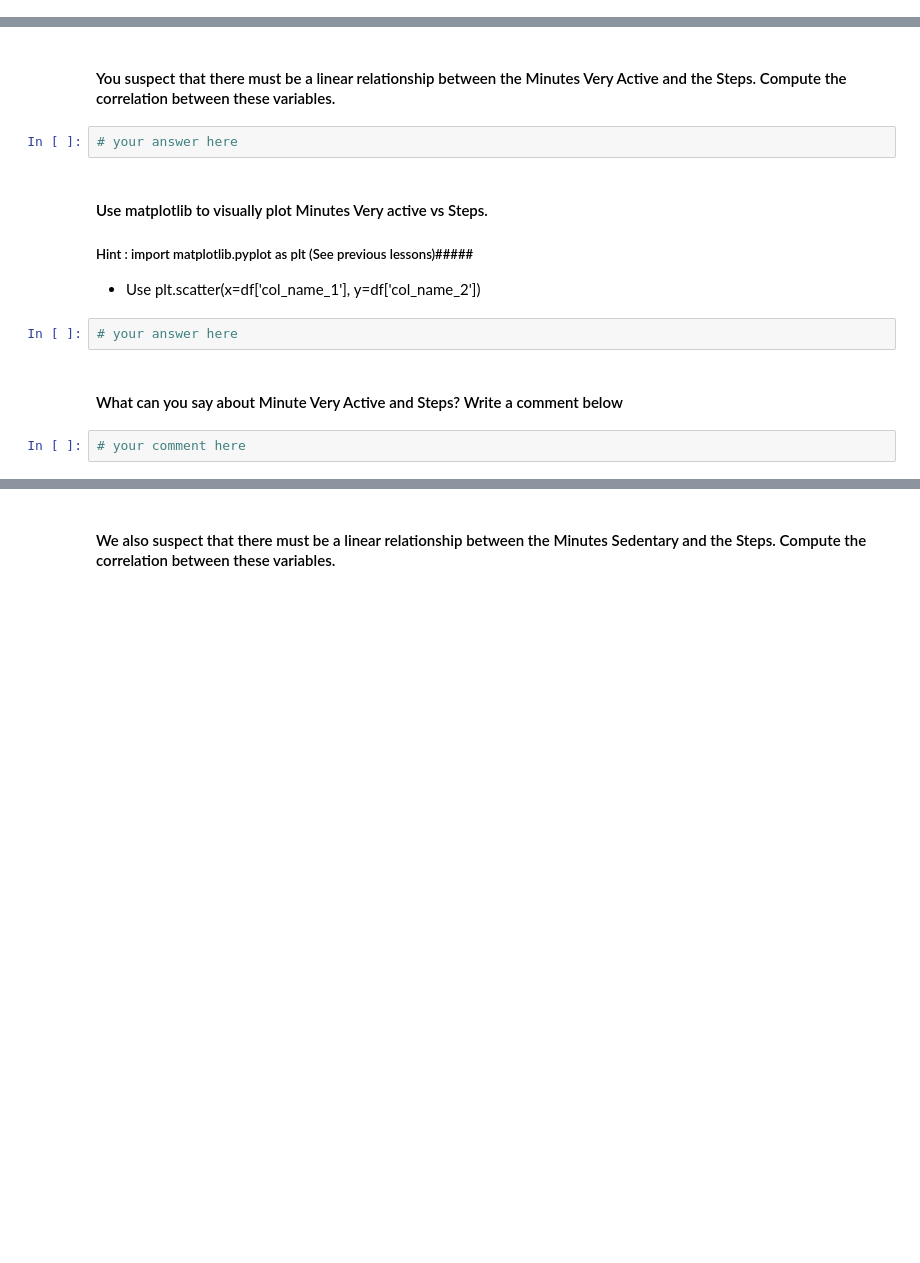
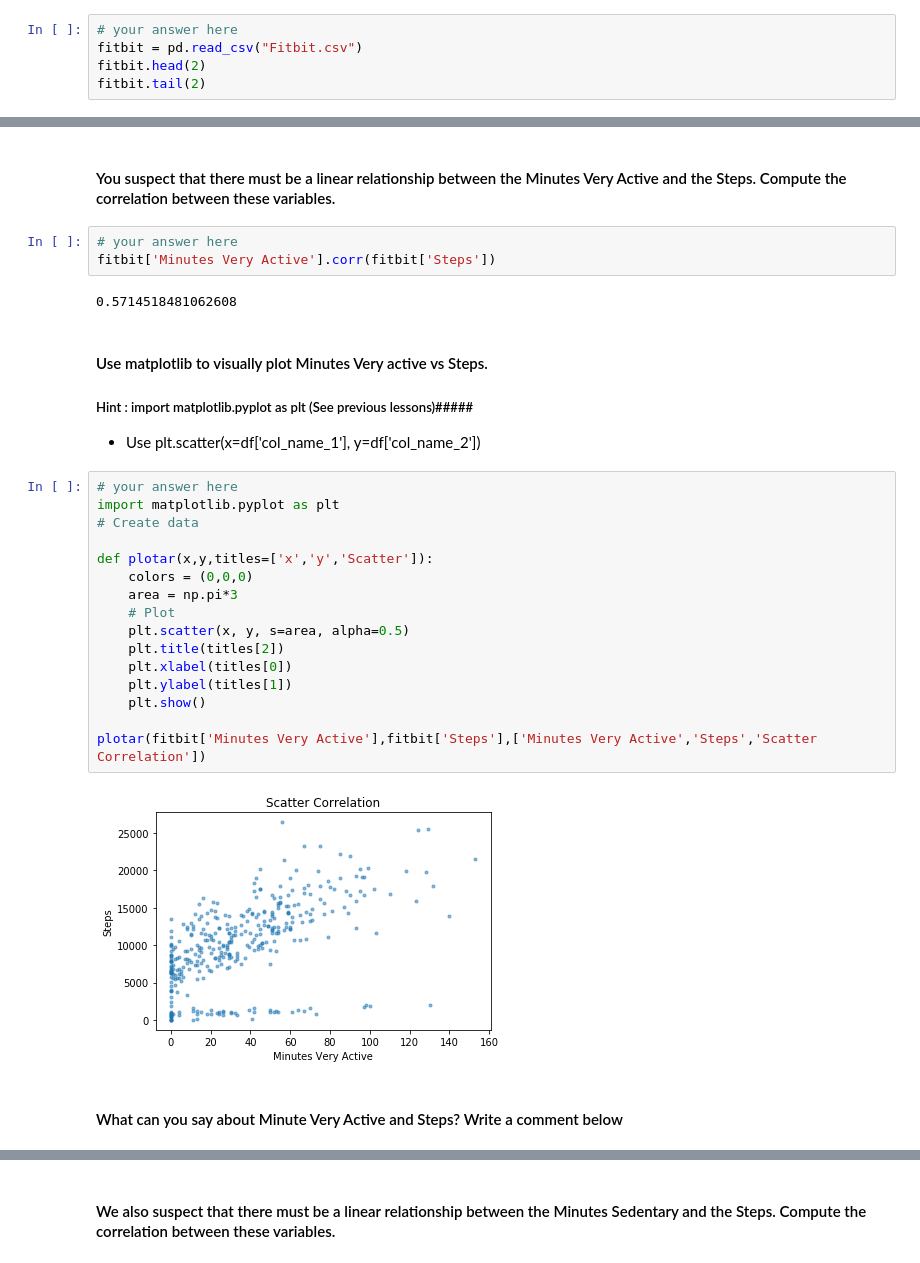
Before and after one commit to ta-datapt-bcn/lab-pivot-table-and-correlation, a Jupyter notebook: your_code/main.ipynb, the cells around one changed output, grey strips where cells are left out. Drawn from its saved outputs; the diff is of its cells as text; blank space fills up the shorter version.

Commit message:
pivot-table-and-correlation

```diff
--- a/your_code/main.ipynb
+++ b/your_code/main.ipynb
@@ -72,0 +188,5 @@
+# %%
+# your answer here
+fitbit = pd.read_csv("Fitbit.csv")
+fitbit.head(2)
+fitbit.tail(2)
@@ -81,14 +219,31 @@
 #### You suspect that there must be a linear relationship between the Minutes Very Active and the Steps. Compute the correlation between these variables.
 # %%
 # your answer here
+fitbit['Minutes Very Active'].corr(fitbit['Steps'])
+# %% [output]
+0.5714518481062608
 # %% [markdown]
 #### Use matplotlib to visually plot Minutes Very active vs Steps.
 
 ##### Hint : import matplotlib.pyplot as plt (See previous lessons)#####
 - Use plt.scatter(x=df['col_name_1'], y=df['col_name_2'])
-# %%
-# your answer here
+# %%
+# your answer here
+import matplotlib.pyplot as plt
+# Create data
+
+def plotar(x,y,titles=['x','y','Scatter']):
+    colors = (0,0,0)
+    area = np.pi*3
+    # Plot
+    plt.scatter(x, y, s=area, alpha=0.5)
+    plt.title(titles[2])
+    plt.xlabel(titles[0])
+    plt.ylabel(titles[1])
+    plt.show()
+
+plotar(fitbit['Minutes Very Active'],fitbit['Steps'],['Minutes Very Active','Steps','Scatter Correlation'])
+# %% [output]
+[figure, added]
 # %% [markdown]
 #### What can you say about Minute Very Active and Steps? Write a comment below
-# %%
-# your comment here
```
Also changed, not shown: parts of 44 cells of this notebook.
